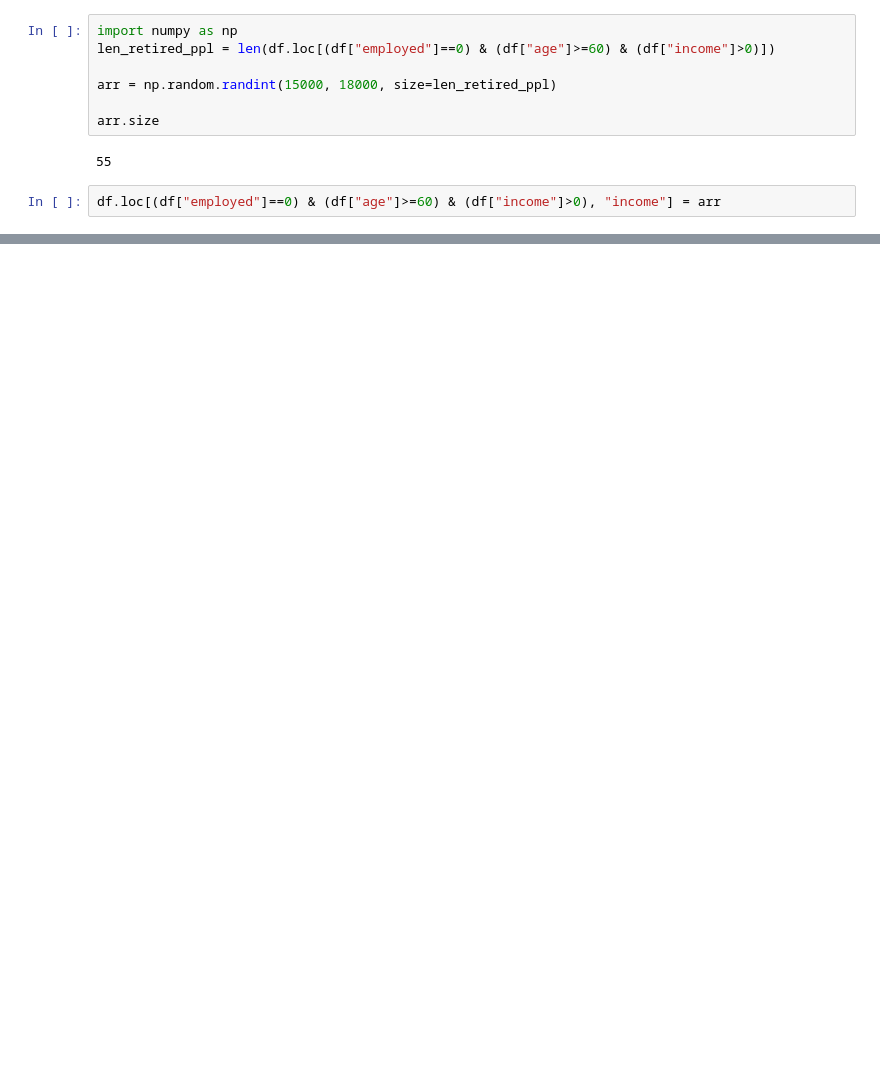
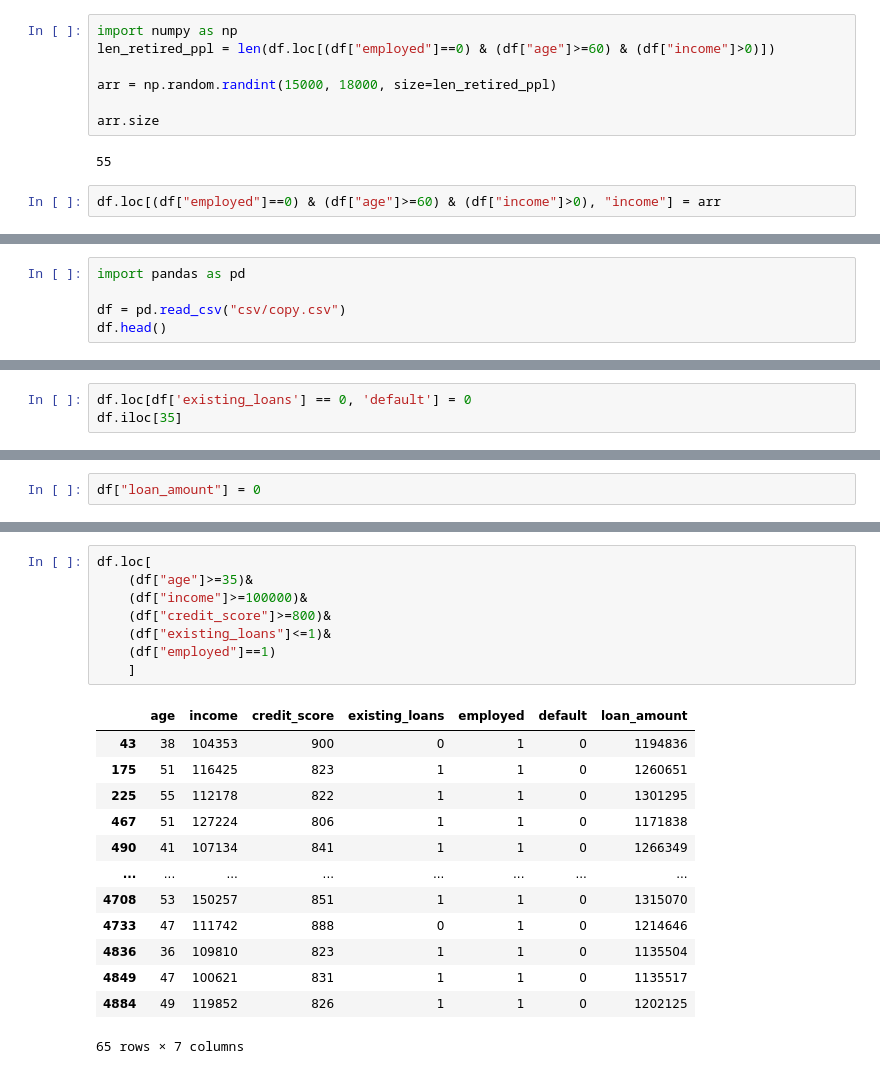
Before and after one commit to mdalishekh/DriftShield, a Jupyter notebook: data_clean.ipynb, the cells around one changed output, grey strips where cells are left out. Cells and saved outputs as stored; diff of their text form; blank space fills up the shorter version.

Commit message:
Loan amounts to be added in dataset

```diff
--- a/data_clean.ipynb
+++ b/data_clean.ipynb
@@ -221,0 +222,5 @@ df.loc[(df["age"]>=60) & (df["employed"]==0)]
+# %%
+import pandas as pd
+
+df = pd.read_csv("csv/copy.csv")
+df.head()
@@ -221,0 +234,3 @@ df.loc[(df["age"]>=60) & (df["employed"]==0)]
+# %%
+df.loc[df['existing_loans'] == 0, 'default'] = 0
+df.iloc[35]
@@ -221,0 +294,2 @@ df.loc[(df["age"]>=60) & (df["employed"]==0)]
+# %%
+df["loan_amount"] = 0
@@ -221,0 +316,22 @@ df.loc[(df["age"]>=60) & (df["employed"]==0)]
+# %%
+df.loc[
+    (df["age"]>=35)&
+    (df["income"]>=100000)&
+    (df["credit_score"]>=800)&
+    (df["existing_loans"]<=1)&
+    (df["employed"]==1)
+    ]
+# %% [output]
+|  | age | income | credit_score | existing_loans | employed | default | loan_amount |
+| 43 | 38 | 104353 | 900 | 0 | 1 | 0 | 1194836 |
+| 175 | 51 | 116425 | 823 | 1 | 1 | 0 | 1260651 |
+| 225 | 55 | 112178 | 822 | 1 | 1 | 0 | 1301295 |
+| 467 | 51 | 127224 | 806 | 1 | 1 | 0 | 1171838 |
+| 490 | 41 | 107134 | 841 | 1 | 1 | 0 | 1266349 |
+| ... | ... | ... | ... | ... | ... | ... | ... |
+| 4708 | 53 | 150257 | 851 | 1 | 1 | 0 | 1315070 |
+| 4733 | 47 | 111742 | 888 | 0 | 1 | 0 | 1214646 |
+| 4836 | 36 | 109810 | 823 | 1 | 1 | 0 | 1135504 |
+| 4849 | 47 | 100621 | 831 | 1 | 1 | 0 | 1135517 |
+| 4884 | 49 | 119852 | 826 | 1 | 1 | 0 | 1202125 |
+65 rows × 7 columns
```
Also changed, not shown: parts of 14 cells of this notebook.
